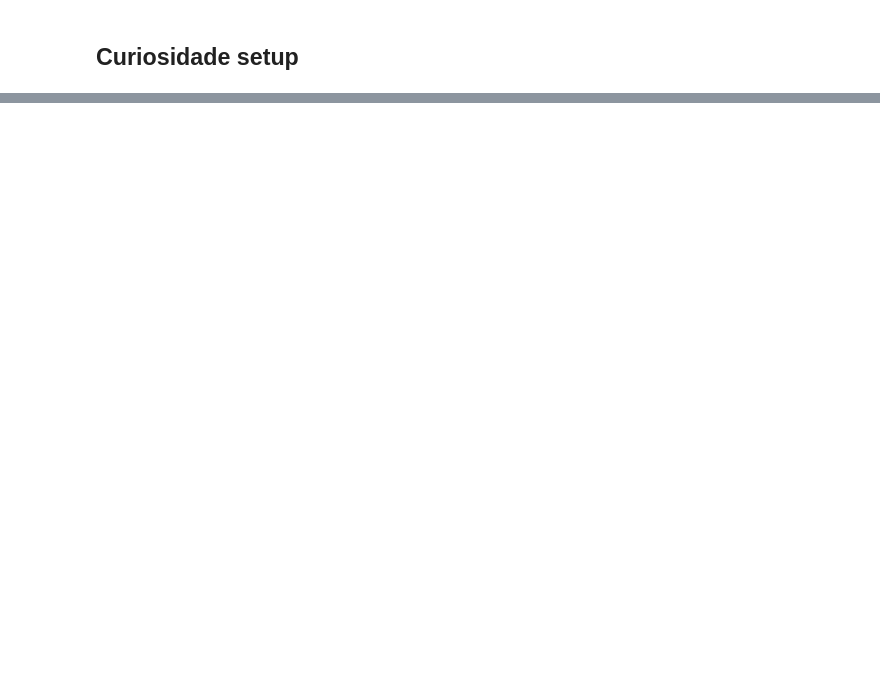
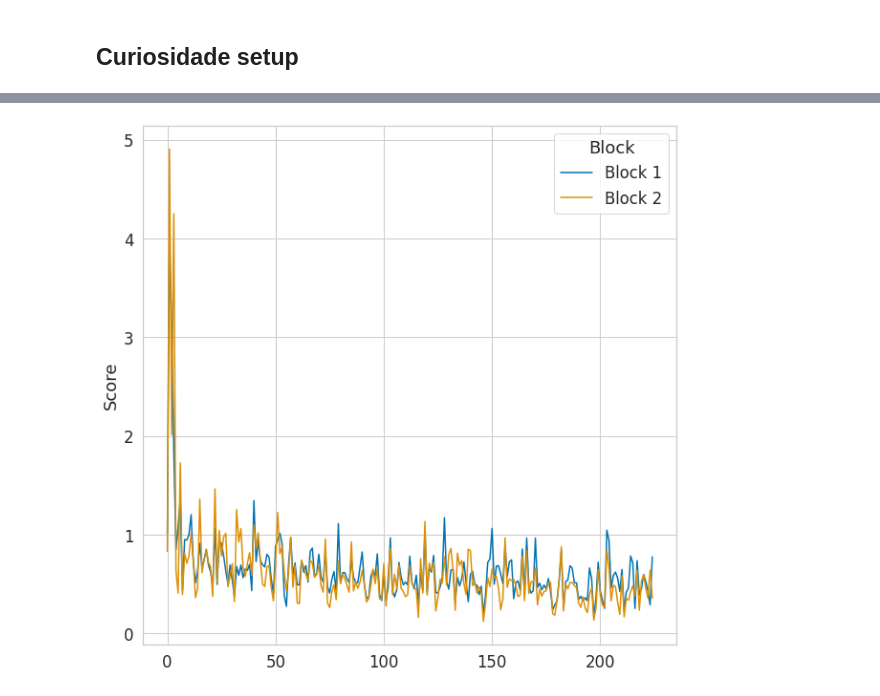
Before and after one commit to ulysses-camara/ulysses-curiosity, a Jupyter notebook: notebooks/test_notebook.ipynb, the cells around one changed output, grey strips where cells are left out. Cells and saved outputs as stored; diff of their text form; code cells hidden in the pictures; blank space fills up the shorter version.

Commit message:
update: add initial tests with transformer models

```diff
--- a/notebooks/test_notebook.ipynb
+++ b/notebooks/test_notebook.ipynb
@@ -22,7 +19,7 @@ loss_fn = torch.nn.CrossEntropyLoss()
 
 rnd_state = np.random.RandomState(8)
 
-X = torch.from_numpy(rnd_state.randn(150, 2)).float()
+X = torch.from_numpy(rnd_state.randn(150, 4)).float()
 y = X.mean(axis=1).round().abs().long()
 
 probing_dataloader = torch.utils.data.DataLoader(
@@ -32,3 +29,4 @@ probing_dataloader = torch.utils.data.DataLoader(
 )
 
 num_cls = y.unique().numel()
+X.shape, y.shape, num_cls
@@ -145,0 +229,27 @@ ProberPack:
+# %%
+probing_dataloader = torch.utils.data.DataLoader(
+    data,
+    batch_size=16,
+    shuffle=True,
+)
+# %%
+import functools
+
+loss_fn = torch.nn.CrossEntropyLoss()
+
+task = curiosidade.TaskCustom(
+    probing_dataloader=probing_dataloader,
+    loss_fn=loss_fn,
+    task_name="debug_task",
+)
+
+prober = curiosidade.core.attach_probers(
+    base_model=transformer_model,
+    probing_model_fn=ProbingModel,
+    task=task,
+    optim_fn=functools.partial(torch.optim.Adam, lr=0.005),
+    layers_to_attach="bert.encoder.layer.\d+.output.dense",
+    device="cuda",
+)
+
+prober
@@ -146,2 +274,2 @@ ProberPack:
 # %%
-probing_res = prober.train(num_epochs=10)
+probing_res = prober.train(num_epochs=5, show_progress_bar=True)
@@ -176,0 +276,15 @@ sns.
+# %%
+df = pd.DataFrame.from_dict(probing_res)
+
+df = pd.DataFrame(np.vstack((
+    list(zip(df.shape[0] * ["Block 1"], df.iloc[:, 0])),
+    list(zip(df.shape[0] * ["Block 2"], df.iloc[:, 1])),
+)), columns=["Block", "Score"])
+
+df["Score"] = df["Score"].astype(float)
+
+sns.set_theme(context="notebook", style="whitegrid", font_scale=1.5, palette="colorblind")
+fig, ax = plt.subplots(1, figsize=(10, 10))
+sns.lineplot(x=df.index % (df.shape[0]//2), y="Score", hue="Block", data=df, ax=ax);
+# %% [output]
+[figure, added]
```
Also changed, not shown: parts of 16 cells of this notebook.
